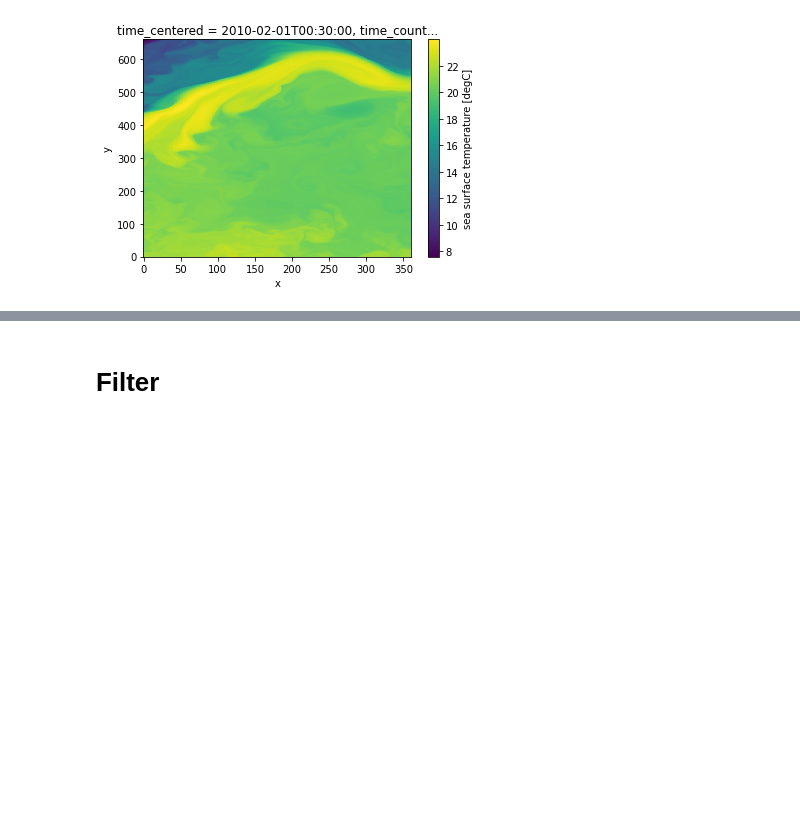
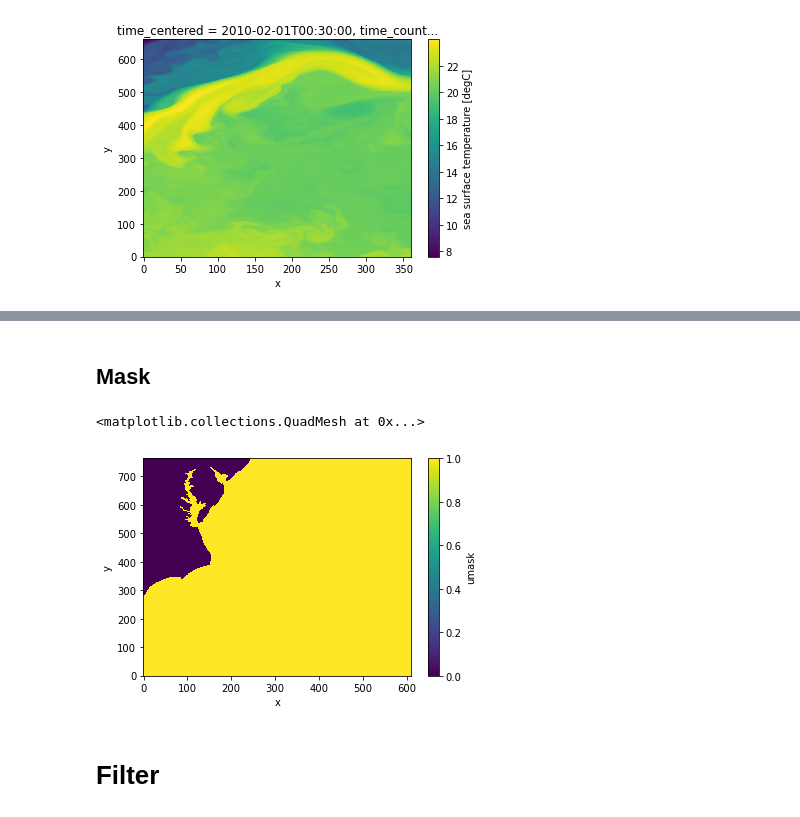
Before and after one commit to anastasiaGor/oceanDataNotebooks, a Jupyter notebook: gcm_filter/GCM_filter-eNATL60.ipynb, the cells around one changed output, grey strips where cells are left out. Saved outputs shown, nothing was run; the diff lists cells and outputs as text; code cells hidden in the pictures; blank space fills up the shorter version.

```diff
--- a/gcm_filter/GCM_filter-eNATL60.ipynb
+++ b/gcm_filter/GCM_filter-eNATL60.ipynb
@@ -99,2 +150,14 @@ array(1289.18071484)
+# %% [markdown]
+## Mask
+# %%
+wet_mask = xr.DataArray(enatl01w.umask,
+                        dims=['y','x'],
+                        coords={'y':np.arange(len(enatl01w.y)),
+                                'x':np.arange(len(enatl01w.x))}
+           )
+wet_mask.plot()
+# %% [output]
+<matplotlib.collections.QuadMesh at 0x...>
+[figure, added]
 # %% [markdown]
 # Filter
```
Also changed, not shown: parts of 20 cells of this notebook.
